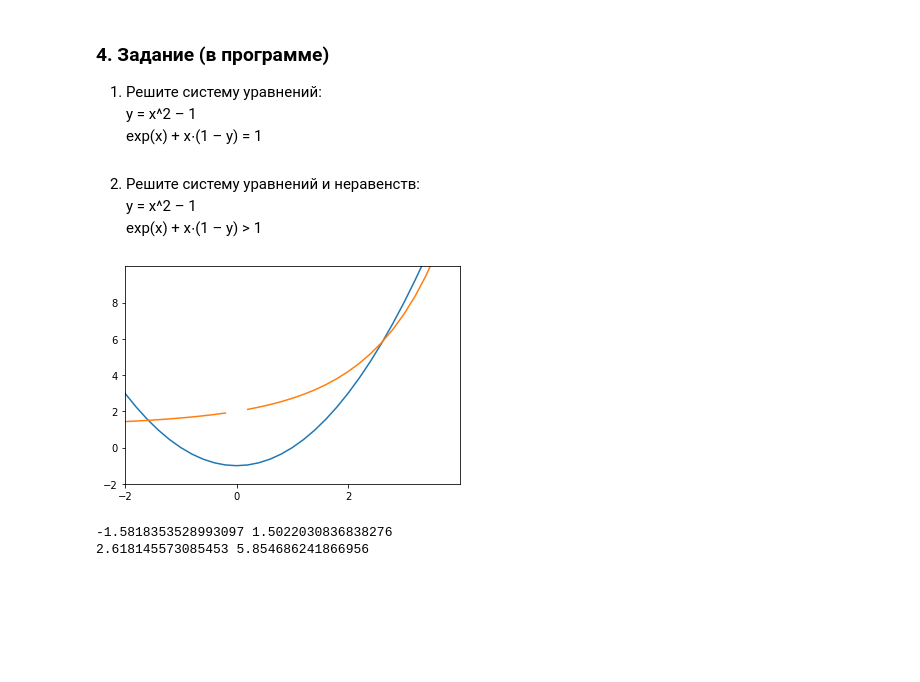
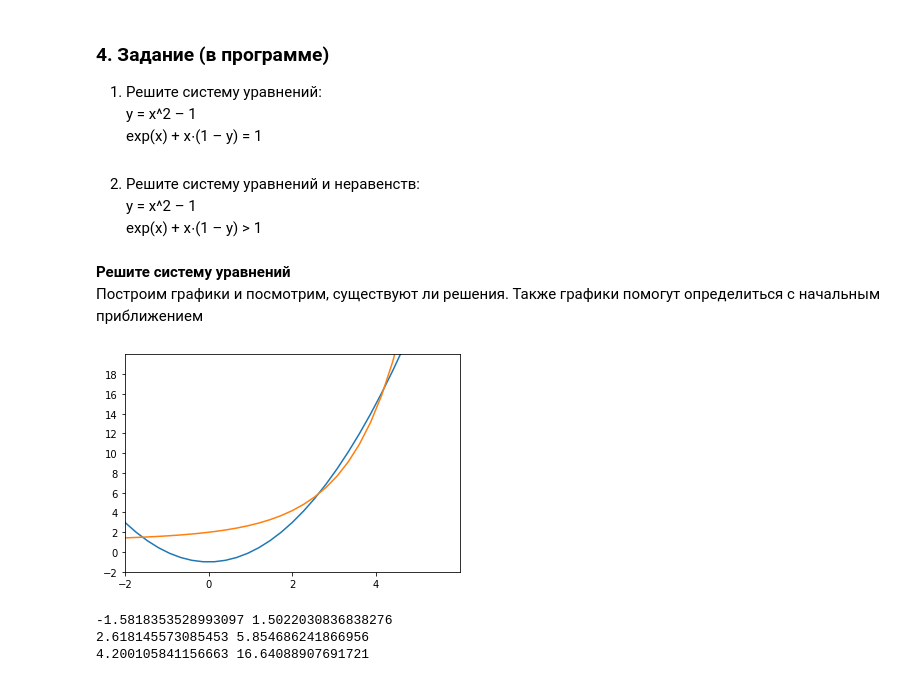
Before and after one commit to Snusmi/GB_FurtherMath_intro, a Jupyter notebook: Lesson3/Lesson3_part2.ipynb, the cells around one changed output. Saved outputs shown, nothing was run; the diff lists cells and outputs as text; code cells hidden in the pictures; blank space fills up the shorter version.

```diff
--- a/Lesson3/Lesson3_part2.ipynb
+++ b/Lesson3/Lesson3_part2.ipynb
@@ -129,27 +131,30 @@ exp(x) + x∙(1 – y) = 1<br/><br/>
 2. Решите систему уравнений и неравенств:<br/>
 y = x^2 – 1<br/>
 exp(x) + x∙(1 – y) > 1
+# %% [markdown]
+**Решите систему уравнений**<br>
+Построим графики и посмотрим, существуют ли решения. Также графики помогут определиться с начальным приближением
 # %%
 np.seterr(invalid='ignore')
 
 def f1(x):
     return x**2 - 1
 
 def f2(x):
     return (np.exp(x) - 1)/x + 1
 
-x = np.linspace(-2,4,31)
+x = np.linspace(-2,6,31)
 fig = plt.figure()
 ax = fig.add_subplot(111)
-plt.xlim(-2,4)
-plt.ylim(-2,10)
-ax.set_xticks(np.arange(-2, 4, 2))
-ax.set_yticks(np.arange(-2, 10, 2))
+plt.xlim(-2,6)
+plt.ylim(-2,20)
+ax.set_xticks(np.arange(-2, 6, 2))
+ax.set_yticks(np.arange(-2, 20, 2))
 ax.plot(x, f1(x))
 ax.plot(x, f2(x))
 plt.show()
 # %% [output]
-[figure, old version]
+[figure, new version]
 # %%
 from scipy.optimize import fsolve
 
@@ -159,8 +164,11 @@ def equations(p):
 
 x1, y1 = fsolve(equations, (-2,-2))
 x2, y2 = fsolve(equations, (2,3))
+x3, y3 = fsolve(equations, (4,12))
 print(x1,y1)
 print(x2,y2)
+print(x3,y3)
 # %% [output]
 -1.5818353528993097 1.5022030836838276
 2.618145573085453 5.854686241866956
+4.200105841156663 16.64088907691721
```
Also changed, not shown: parts of 5 cells of this notebook, 1 other file.
